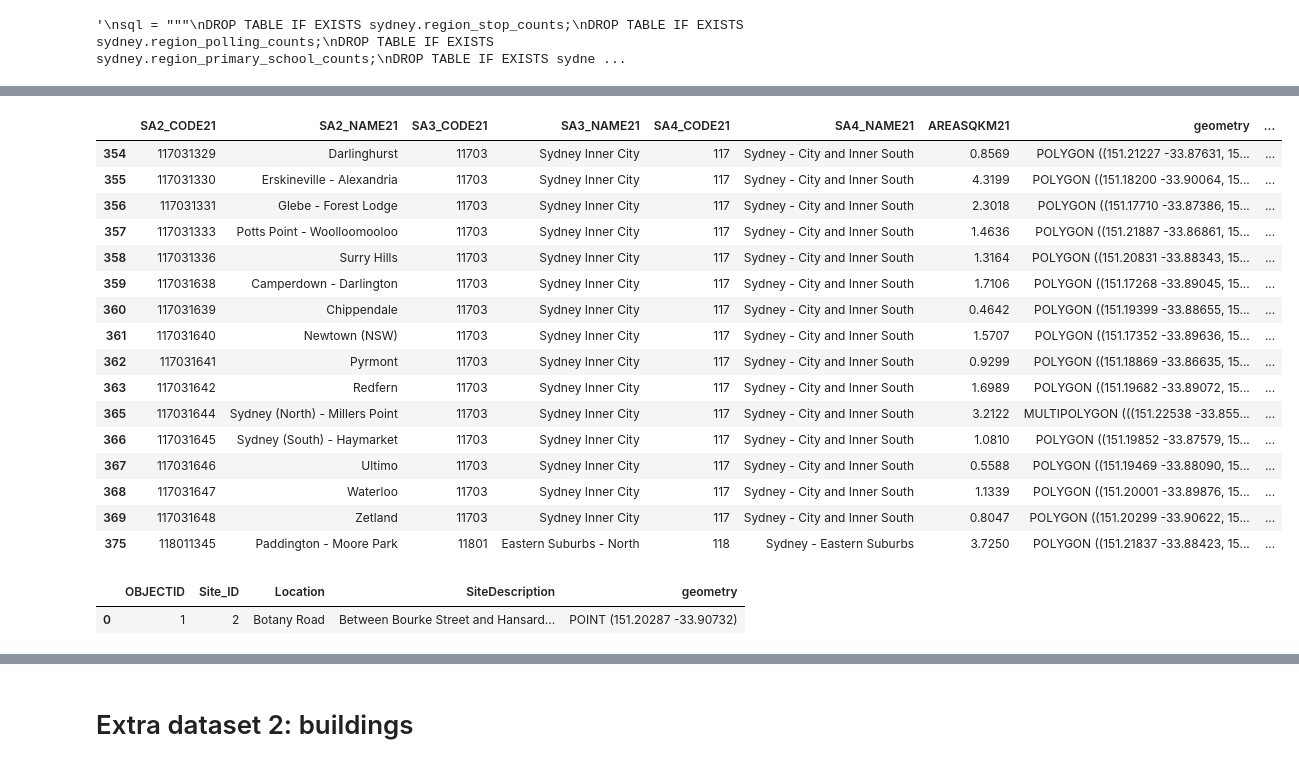
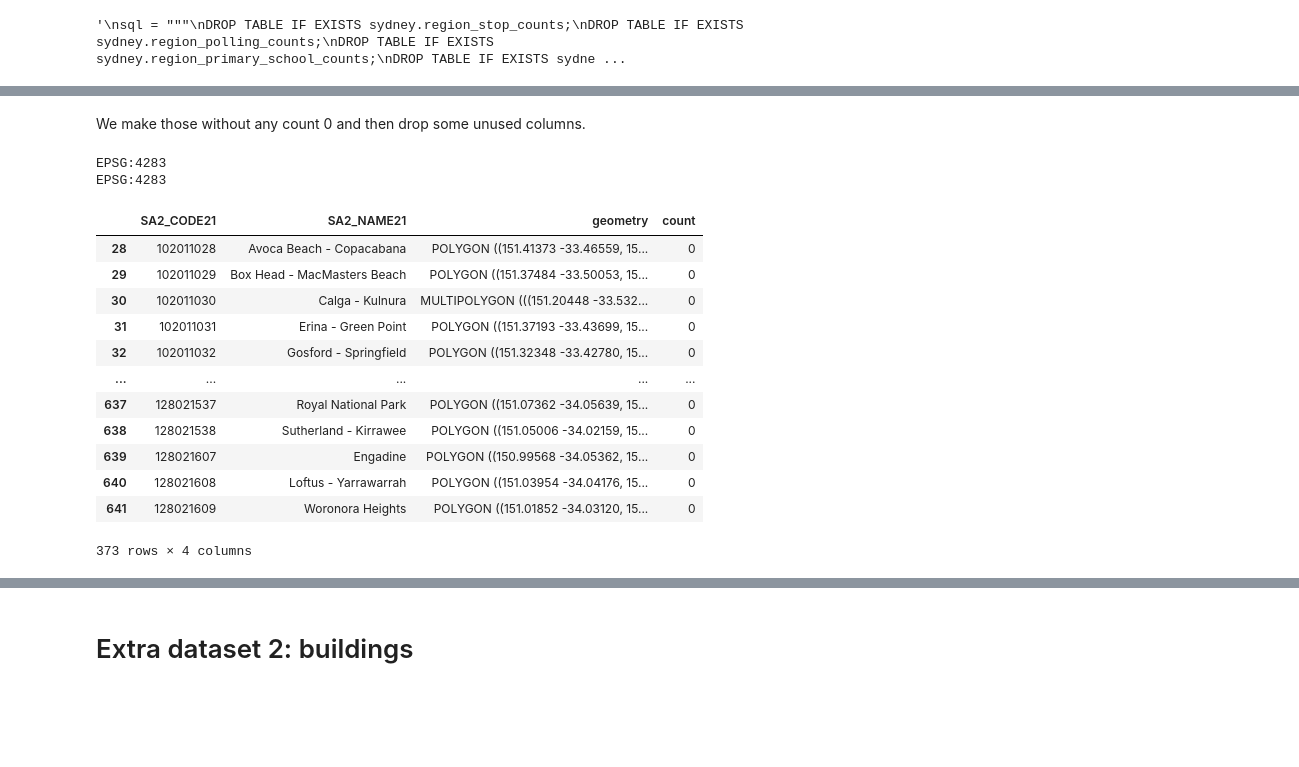
Before and after one commit to YuruYuriFans/DATA2001, a Jupyter notebook: Assignment.ipynb, the cells around one changed output, grey strips where cells are left out. Drawn from its saved outputs; the diff is of its cells as text; code cells hidden in the pictures; blank space fills up the shorter version.

```diff
--- a/Assignment.ipynb
+++ b/Assignment.ipynb
@@ -1072,47 +1097,48 @@ SA2_shapely
+# %% [markdown]
+We make those without any count 0 and then drop some unused columns.
 # %%
 import geopandas as gpd
+import matplotlib.pyplot as plt
+
 #Convert polygons into multi polygons
 # Read your data containing points and MultiPolygon geometries
 points_gdf = gpd.read_file('Walking_count_sites.geojson')
 multipolygon_gdf = gpd.read_file('SA2_2021_AUST_SHP_GDA2020/SA2_2021_AUST_GDA2020.shp')
 
-if multipolygon_gdf.crs != points_gdf.crs:
-    multipolygon_gdf = multipolygon_gdf.to_crs(points_gdf.crs)
+multipolygon_gdf = multipolygon_gdf[multipolygon_gdf['GCC_CODE21'] == "1GSYD"]
 
+#4283
+# if multipolygon_gdf.crs != points_gdf.crs:
+multipolygon_gdf = multipolygon_gdf.to_crs("EPSG:4283")
+points_gdf = points_gdf.to_crs("EPSG:4283")
+print(multipolygon_gdf.crs)
+print(points_gdf.crs)
 
 # Perform a spatial join between the points and the MultiPolygon
 points_within_multipolygon = gpd.sjoin(points_gdf, multipolygon_gdf, how="left", predicate='within')
 
 # Group the points by polygon and count the number of points within each polygon
 points_within_multipolygon_count = points_within_multipolygon.groupby('index_right').size()
 
 # Optionally, merge the counts with the MultiPolygon GeoDataFrame
-multipolygon_gdf = multipolygon_gdf.merge(points_within_multipolygon_count.rename('point_count'), left_index=True, right_index=True)
+multipolygon_gdf = multipolygon_gdf.merge(points_within_multipolygon_count.rename('count'), how='left', left_index=True, right_index=True)
+multipolygon_gdf['count'] = multipolygon_gdf['count'].fillna(0).astype(int)
 
-multipolygon_gdf = multipolygon_gdf.drop(columns=['CHG_FLAG21', 'CHG_LBL21', 'GCC_CODE21', 'GCC_NAME21', 'AUS_CODE21','AUS_NAME21', 'STE_CODE21', 'STE_NAME21', 'LOCI_URI21'])
+multipolygon_gdf = multipolygon_gdf.drop(columns=['CHG_FLAG21', 'CHG_LBL21', 'GCC_CODE21', 'GCC_NAME21', 'AUS_CODE21','AUS_NAME21', 'STE_CODE21', 'STE_NAME21', 'LOCI_URI21', 'SA4_CODE21', 'SA3_CODE21', 'SA3_NAME21', 'SA4_NAME21', 'AREASQKM21'])
 multipolygon_gdf
 # %% [output]
+EPSG:4283
+EPSG:4283
-|  | SA2_CODE21 | SA2_NAME21 | SA3_CODE21 | SA3_NAME21 | SA4_CODE21 | SA4_NAME21 | AREASQKM21 | geometry | ... |
-| 354 | 117031329 | Darlinghurst | 11703 | Sydney Inner City | 117 | Sydney - City and Inner South | 0.8569 | POLYGON ((151.21227 -33.87631, 15... | ... |
-| 355 | 117031330 | Erskineville - Alexandria | 11703 | Sydney Inner City | 117 | Sydney - City and Inner South | 4.3199 | POLYGON ((151.18200 -33.90064, 15... | ... |
-| 356 | 117031331 | Glebe - Forest Lodge | 11703 | Sydney Inner City | 117 | Sydney - City and Inner South | 2.3018 | POLYGON ((151.17710 -33.87386, 15... | ... |
-| 357 | 117031333 | Potts Point - Woolloomooloo | 11703 | Sydney Inner City | 117 | Sydney - City and Inner South | 1.4636 | POLYGON ((151.21887 -33.86861, 15... | ... |
-| 358 | 117031336 | Surry Hills | 11703 | Sydney Inner City | 117 | Sydney - City and Inner South | 1.3164 | POLYGON ((151.20831 -33.88343, 15... | ... |
-| 359 | 117031638 | Camperdown - Darlington | 11703 | Sydney Inner City | 117 | Sydney - City and Inner South | 1.7106 | POLYGON ((151.17268 -33.89045, 15... | ... |
-| 360 | 117031639 | Chippendale | 11703 | Sydney Inner City | 117 | Sydney - City and Inner South | 0.4642 | POLYGON ((151.19399 -33.88655, 15... | ... |
-| 361 | 117031640 | Newtown (NSW) | 11703 | Sydney Inner City | 117 | Sydney - City and Inner South | 1.5707 | POLYGON ((151.17352 -33.89636, 15... | ... |
-| 362 | 117031641 | Pyrmont | 11703 | Sydney Inner City | 117 | Sydney - City and Inner South | 0.9299 | POLYGON ((151.18869 -33.86635, 15... | ... |
-| 363 | 117031642 | Redfern | 11703 | Sydney Inner City | 117 | Sydney - City and Inner South | 1.6989 | POLYGON ((151.19682 -33.89072, 15... | ... |
-| 365 | 117031644 | Sydney (North) - Millers Point | 11703 | Sydney Inner City | 117 | Sydney - City and Inner South | 3.2122 | MULTIPOLYGON (((151.22538 -33.855... | ... |
-| 366 | 117031645 | Sydney (South) - Haymarket | 11703 | Sydney Inner City | 117 | Sydney - City and Inner South | 1.0810 | POLYGON ((151.19852 -33.87579, 15... | ... |
-| 367 | 117031646 | Ultimo | 11703 | Sydney Inner City | 117 | Sydney - City and Inner South | 0.5588 | POLYGON ((151.19469 -33.88090, 15... | ... |
-| 368 | 117031647 | Waterloo | 11703 | Sydney Inner City | 117 | Sydney - City and Inner South | 1.1339 | POLYGON ((151.20001 -33.89876, 15... | ... |
-| 369 | 117031648 | Zetland | 11703 | Sydney Inner City | 117 | Sydney - City and Inner South | 0.8047 | POLYGON ((151.20299 -33.90622, 15... | ... |
-| 375 | 118011345 | Paddington - Moore Park | 11801 | Eastern Suburbs - North | 118 | Sydney - Eastern Suburbs | 3.7250 | POLYGON ((151.21837 -33.88423, 15... | ... |
+|  | SA2_CODE21 | SA2_NAME21 | geometry | count |
+| 28 | 102011028 | Avoca Beach - Copacabana | POLYGON ((151.41373 -33.46559, 15... | 0 |
+| 29 | 102011029 | Box Head - MacMasters Beach | POLYGON ((151.37484 -33.50053, 15... | 0 |
+| 30 | 102011030 | Calga - Kulnura | MULTIPOLYGON (((151.20448 -33.532... | 0 |
+| 31 | 102011031 | Erina - Green Point | POLYGON ((151.37193 -33.43699, 15... | 0 |
+| 32 | 102011032 | Gosford - Springfield | POLYGON ((151.32348 -33.42780, 15... | 0 |
+| ... | ... | ... | ... | ... |
+| 637 | 128021537 | Royal National Park | POLYGON ((151.07362 -34.05639, 15... | 0 |
+| 638 | 128021538 | Sutherland - Kirrawee | POLYGON ((151.05006 -34.02159, 15... | 0 |
+| 639 | 128021607 | Engadine | POLYGON ((150.99568 -34.05362, 15... | 0 |
+| 640 | 128021608 | Loftus - Yarrawarrah | POLYGON ((151.03954 -34.04176, 15... | 0 |
+| 641 | 128021609 | Woronora Heights | POLYGON ((151.01852 -34.03120, 15... | 0 |
+373 rows × 4 columns
-# %%
-# Convert Geometry to WKT
-#walk_dataframe['geom'] = walk_dataframe['geometry'].apply(lambda geom: geom.wkt)
-walk_dataframe.head(1)
-# %% [output]
-|  | OBJECTID | Site_ID | Location | SiteDescription | geometry |
-| 0 | 1 | 2 | Botany Road | Between Bourke Street and Hansard... | POINT (151.20287 -33.90732) |
```
Also changed, not shown: parts of 26 cells of this notebook, 1 other file.
